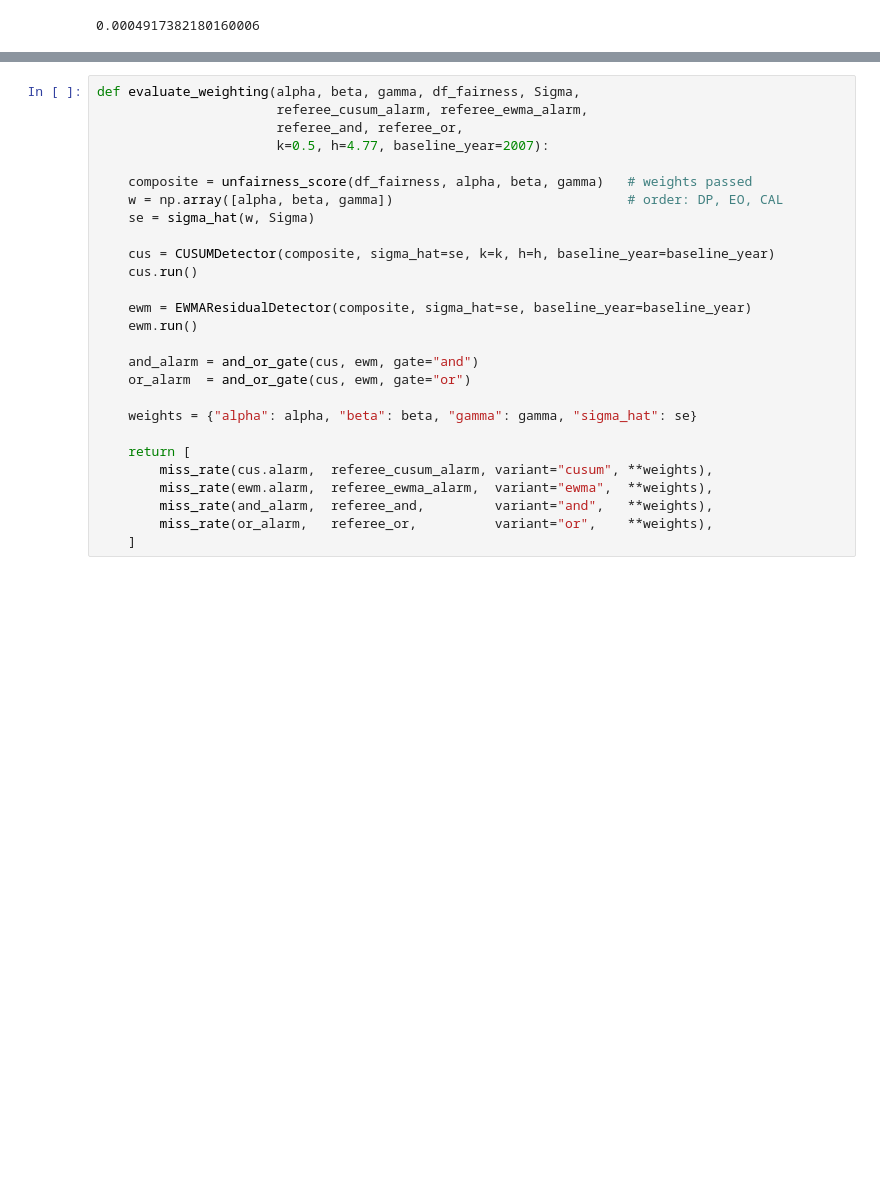
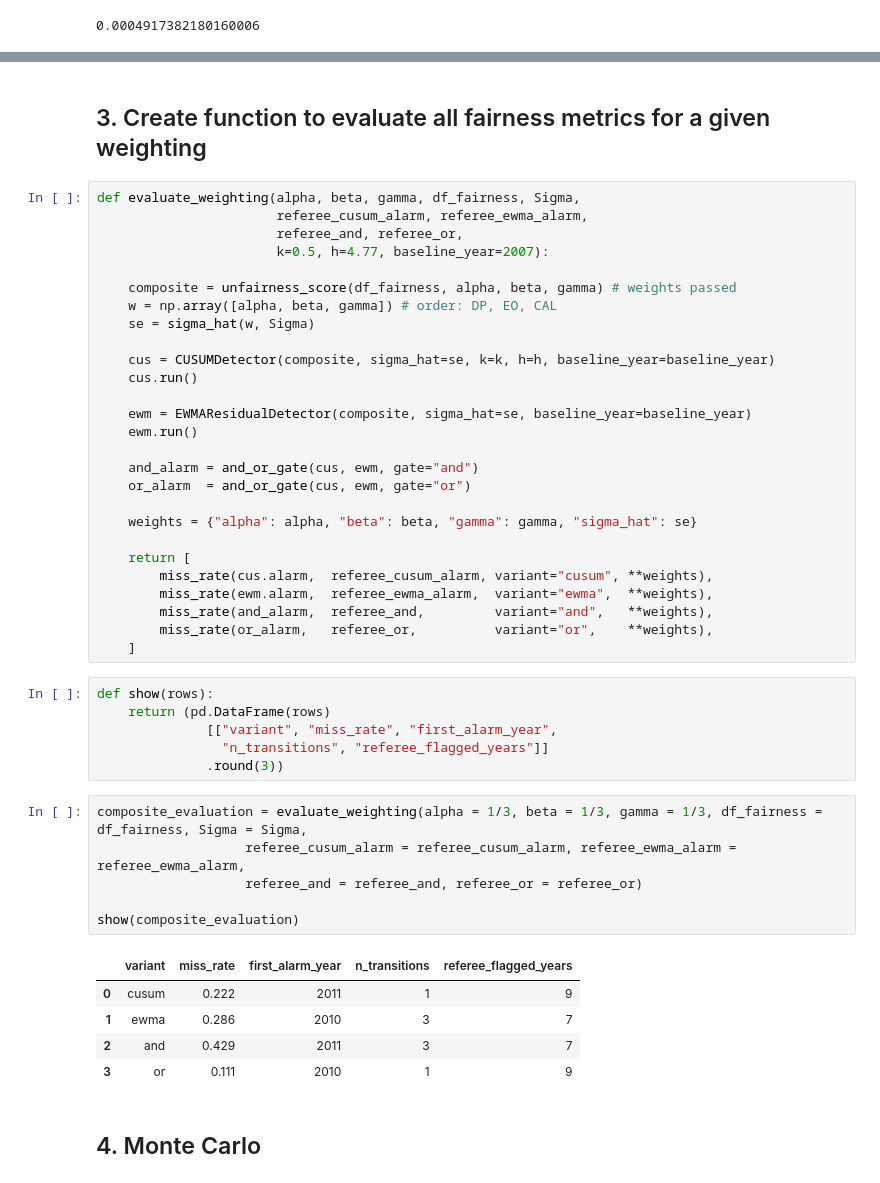
Before and after one commit to jdhilee/fairness_smoke_alarm, a Jupyter notebook: src/monte_carlo_simulations.ipynb, the cells around one changed output, grey strips where cells are left out. Drawn from its saved outputs; the diff is of its cells as text; blank space fills up the shorter version.

Commit message:
finished monte carlo

```diff
--- a/src/monte_carlo_simulations.ipynb
+++ b/src/monte_carlo_simulations.ipynb
@@ -50,11 +52,13 @@ sigma_hat(w, Sigma)
+# %% [markdown]
+## 3. Create function to evaluate all fairness metrics for a given weighting
 # %%
 def evaluate_weighting(alpha, beta, gamma, df_fairness, Sigma,
                        referee_cusum_alarm, referee_ewma_alarm,
                        referee_and, referee_or,
                        k=0.5, h=4.77, baseline_year=2007):
 
-    composite = unfairness_score(df_fairness, alpha, beta, gamma)   # weights passed
-    w = np.array([alpha, beta, gamma])                              # order: DP, EO, CAL
+    composite = unfairness_score(df_fairness, alpha, beta, gamma) # weights passed
+    w = np.array([alpha, beta, gamma]) # order: DP, EO, CAL
     se = sigma_hat(w, Sigma)
 
     cus = CUSUMDetector(composite, sigma_hat=se, k=k, h=h, baseline_year=baseline_year)
@@ -74,3 +78,23 @@ def evaluate_weighting(alpha, beta, gamma, df_fairness, Sigma,
         miss_rate(and_alarm,  referee_and,         variant="and",   **weights),
         miss_rate(or_alarm,   referee_or,          variant="or",    **weights),
     ]
+# %%
+def show(rows):
+    return (pd.DataFrame(rows)
+              [["variant", "miss_rate", "first_alarm_year",
+                "n_transitions", "referee_flagged_years"]]
+              .round(3))
+# %%
+composite_evaluation = evaluate_weighting(alpha = 1/3, beta = 1/3, gamma = 1/3, df_fairness = df_fairness, Sigma = Sigma,
+                   referee_cusum_alarm = referee_cusum_alarm, referee_ewma_alarm = referee_ewma_alarm,
+                   referee_and = referee_and, referee_or = referee_or)
+
+show(composite_evaluation)
+# %% [output]
+|  | variant | miss_rate | first_alarm_year | n_transitions | referee_flagged_years |
+| 0 | cusum | 0.222 | 2011 | 1 | 9 |
+| 1 | ewma | 0.286 | 2010 | 3 | 7 |
+| 2 | and | 0.429 | 2011 | 3 | 7 |
+| 3 | or | 0.111 | 2010 | 1 | 9 |
+# %% [markdown]
+## 4. Monte Carlo
```
Also changed, not shown: parts of 14 cells of this notebook.
